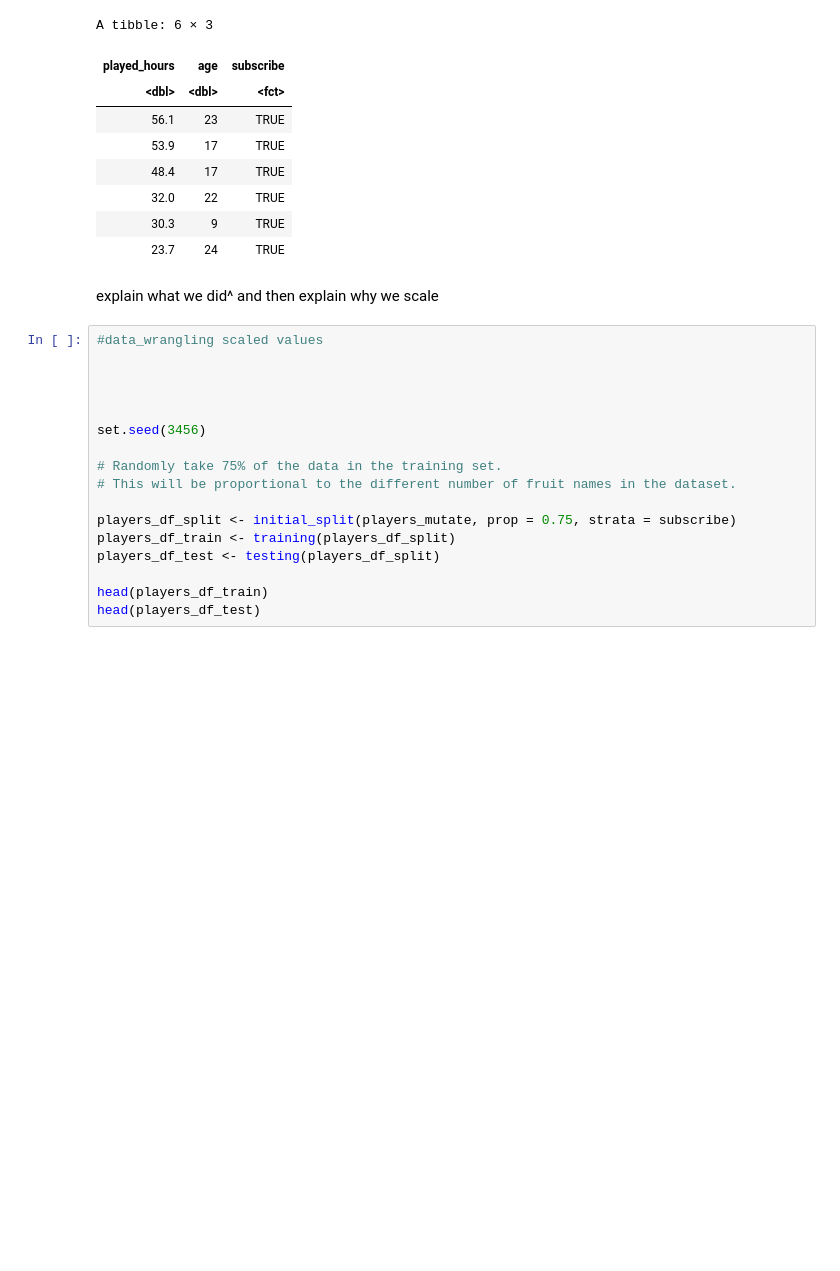
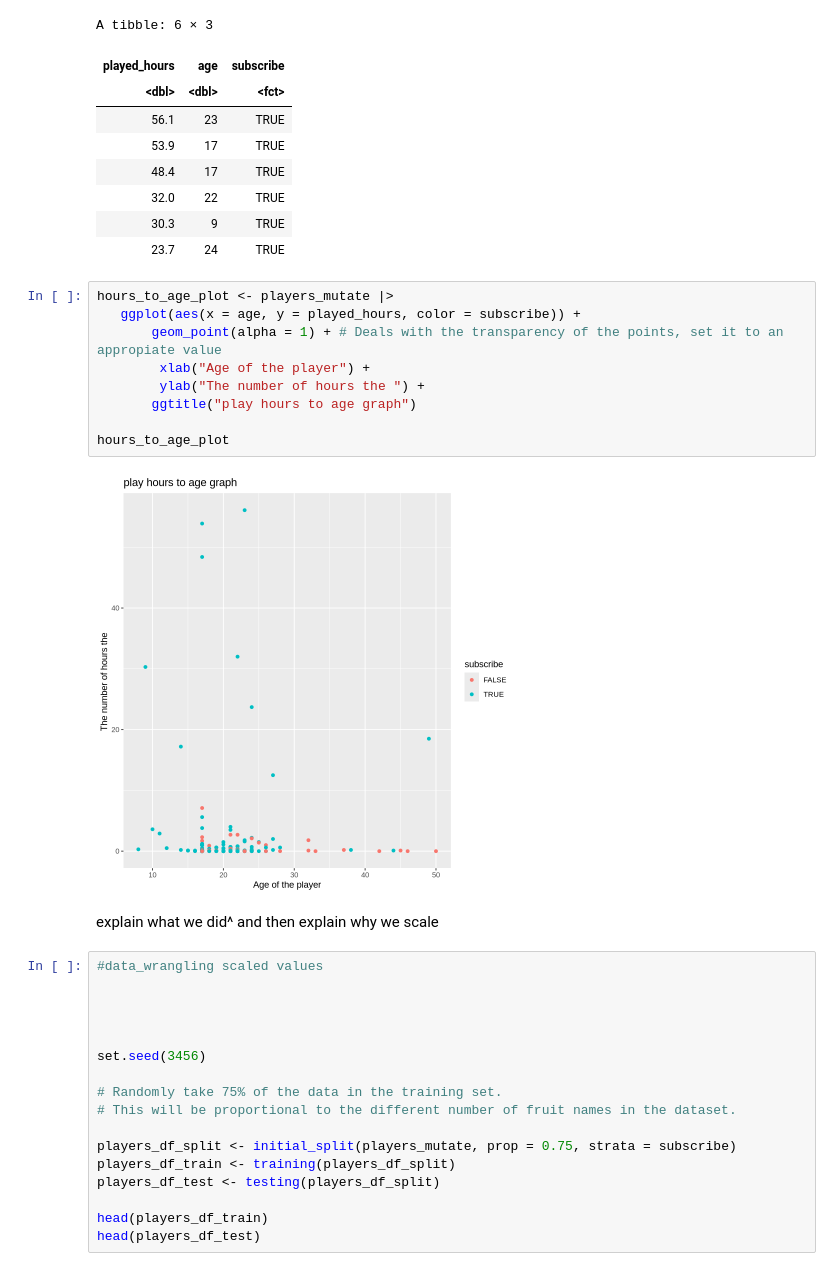
Before and after one commit to lennamh/DSCI100projectfinal, a Jupyter notebook: finalproject.ipynb, the cells around one changed output. Saved outputs shown, nothing was run; the diff lists cells and outputs as text; blank space fills up the shorter version.

Commit message:
graph

```diff
--- a/finalproject.ipynb
+++ b/finalproject.ipynb
@@ -75,6 +75,17 @@ A tibble: 6 × 3
 | 32.0 | 22 | TRUE |
 | 30.3 | 9 | TRUE |
 | 23.7 | 24 | TRUE |
+# %%
+hours_to_age_plot <- players_mutate |>
+   ggplot(aes(x = age, y = played_hours, color = subscribe)) +
+       geom_point(alpha = 1) + # Deals with the transparency of the points, set it to an appropiate value
+        xlab("Age of the player") +
+        ylab("The number of hours the ") +
+       ggtitle("play hours to age graph")
+
+hours_to_age_plot
+# %% [output]
+[figure, added]
 # %% [markdown]
 explain what we did^ and then explain why we scale
 # %%
```
